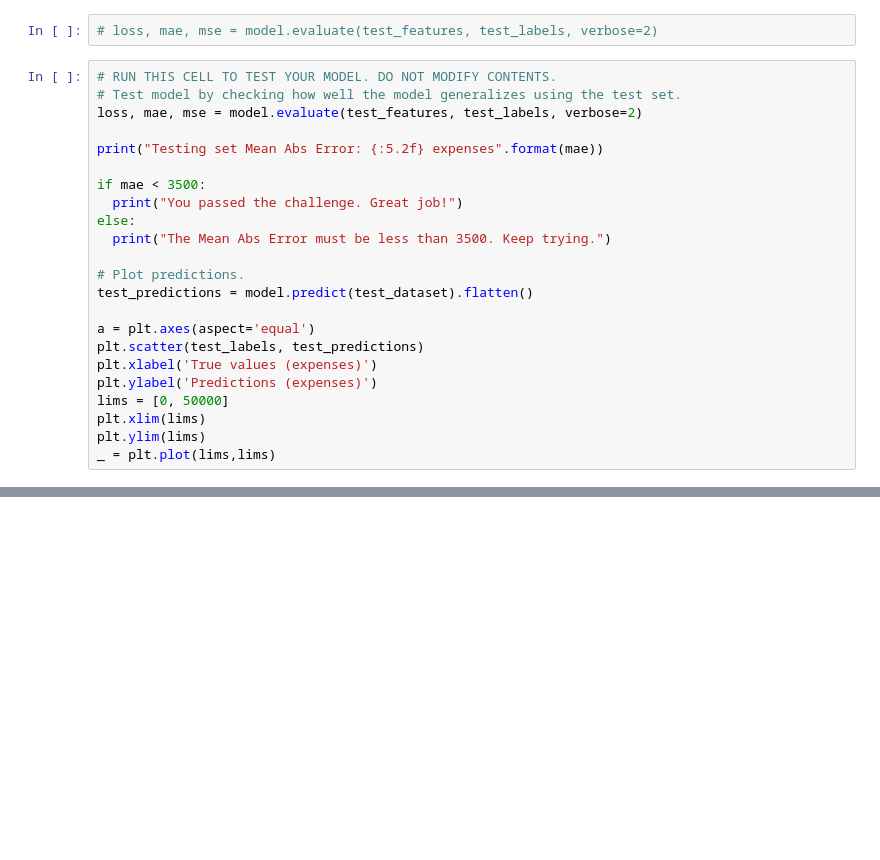
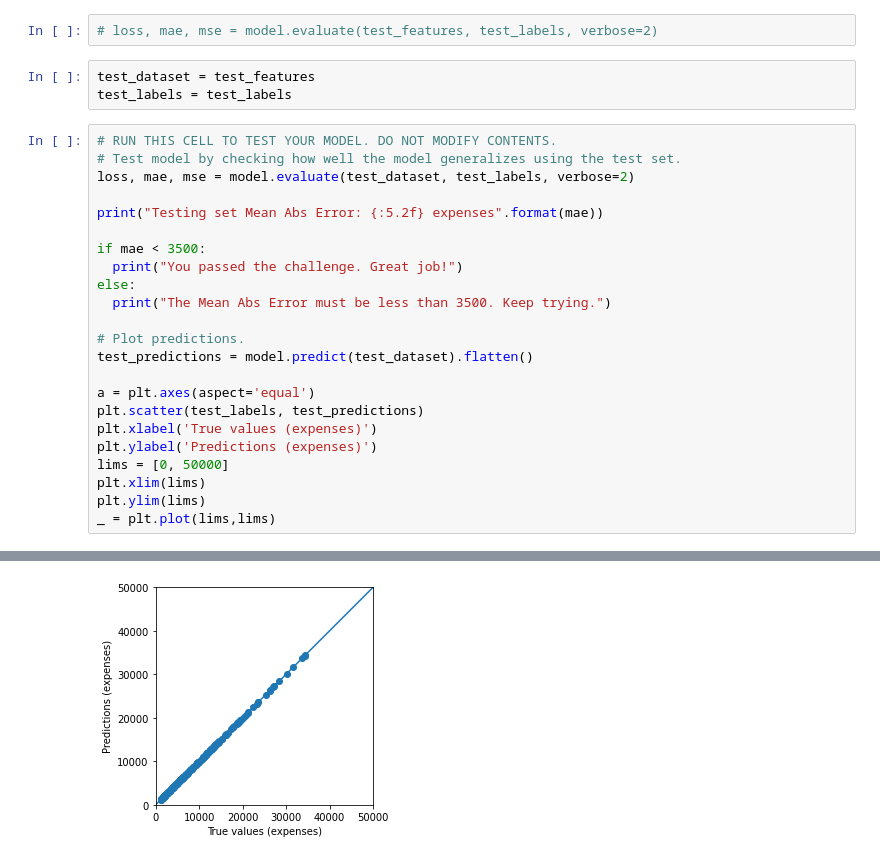
Before and after one commit to Hipsteryoda/Health_Cost_Calculator, a Jupyter notebook: fcc_predict_health_costs_with_regression.ipynb, the cells around one changed output, grey strips where cells are left out. Saved outputs shown, nothing was run; the diff lists cells and outputs as text; blank space fills up the shorter version.

Commit message:
Fixed last cell to correctly graph

```diff
--- a/fcc_predict_health_costs_with_regression.ipynb
+++ b/fcc_predict_health_costs_with_regression.ipynb
@@ -219,10 +315,13 @@ plot_loss(history)
 # model.metrics_names
 # %%
 # loss, mae, mse = model.evaluate(test_features, test_labels, verbose=2)
+# %%
+test_dataset = test_features
+test_labels = test_labels
 # %%
 # RUN THIS CELL TO TEST YOUR MODEL. DO NOT MODIFY CONTENTS.
 # Test model by checking how well the model generalizes using the test set.
-loss, mae, mse = model.evaluate(test_features, test_labels, verbose=2)
+loss, mae, mse = model.evaluate(test_dataset, test_labels, verbose=2)
 
 print("Testing set Mean Abs Error: {:5.2f} expenses".format(mae))
 
@@ -242,3 +341,4 @@ lims = [0, 50000]
 plt.xlim(lims)
 plt.ylim(lims)
 _ = plt.plot(lims,lims)
+# %% [output]
@@ -244,0 +349 @@ _ = plt.plot(lims,lims)
+[figure, added]
```
Also changed, not shown: parts of 19 cells of this notebook.
